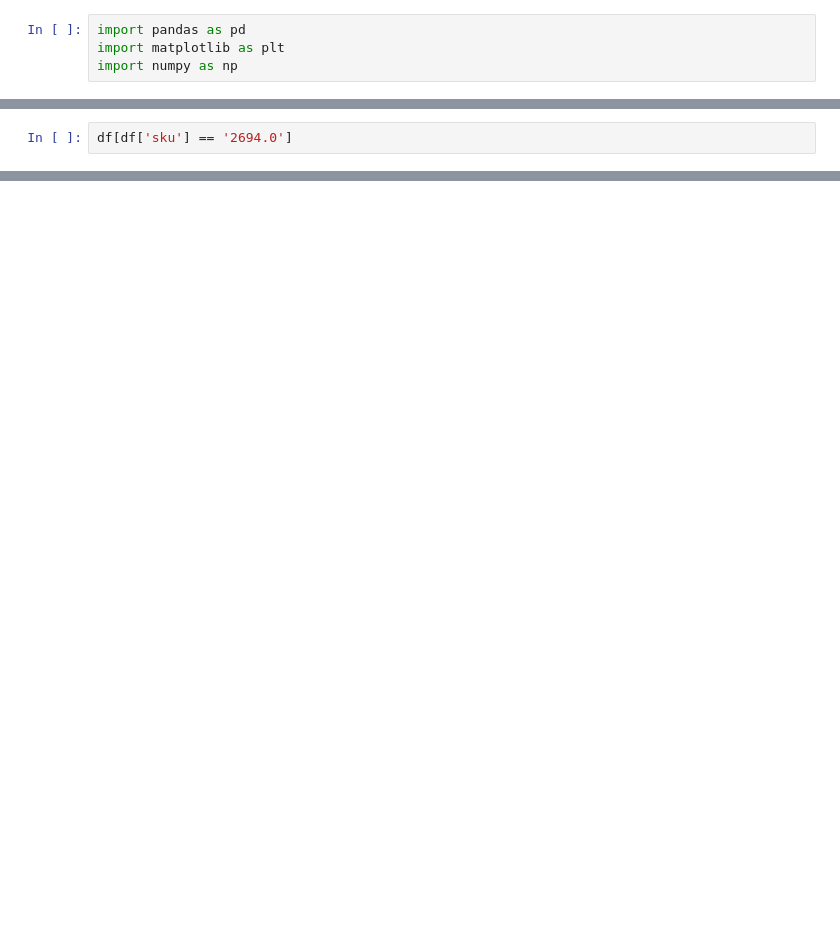
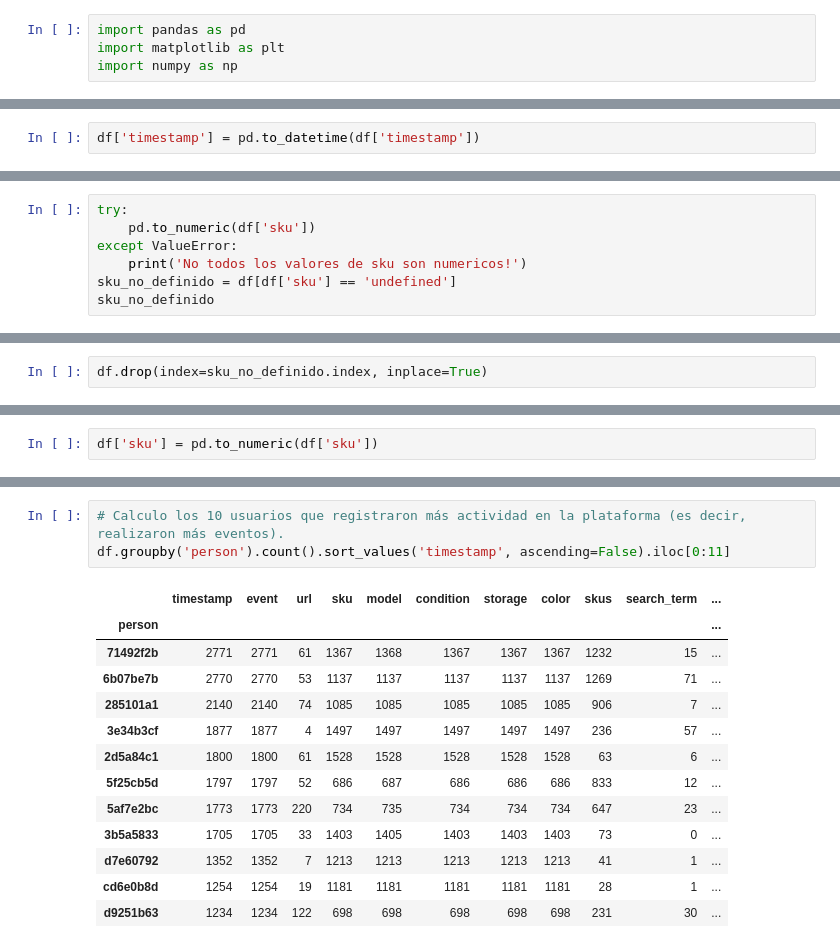
Before and after one commit to seblaz/datos-fingers, a Jupyter notebook: fingers1.ipynb, the cells around one changed output, grey strips where cells are left out. Drawn from its saved outputs; the diff is of its cells as text; blank space fills up the shorter version.

```diff
--- a/fingers1.ipynb
+++ b/fingers1.ipynb
@@ -30,0 +50,2 @@ df
+# %%
+df['timestamp'] = pd.to_datetime(df['timestamp'])
@@ -30,0 +55,7 @@ df
+# %%
+try:
+    pd.to_numeric(df['sku'])
+except ValueError:
+    print('No todos los valores de sku son numericos!')
+sku_no_definido = df[df['sku'] == 'undefined']
+sku_no_definido
@@ -30,0 +80,2 @@ df
+# %%
+df.drop(index=sku_no_definido.index, inplace=True)
@@ -31,2 +84,2 @@ df
 # %%
-df[df['sku'] == '2694.0']
+df['sku'] = pd.to_numeric(df['sku'])
@@ -51,0 +106,17 @@ df[df['sku'] == '2694.0']
+# %%
+# Calculo los 10 usuarios que registraron más actividad en la plataforma (es decir, realizaron más eventos).
+df.groupby('person').count().sort_values('timestamp', ascending=False).iloc[0:11]
+# %% [output]
+|  | timestamp | event | url | sku | model | condition | storage | color | skus | search_term | ... |
+| person |  |  |  |  |  |  |  |  |  |  | ... |
+| 71492f2b | 2771 | 2771 | 61 | 1367 | 1368 | 1367 | 1367 | 1367 | 1232 | 15 | ... |
+| 6b07be7b | 2770 | 2770 | 53 | 1137 | 1137 | 1137 | 1137 | 1137 | 1269 | 71 | ... |
+| 285101a1 | 2140 | 2140 | 74 | 1085 | 1085 | 1085 | 1085 | 1085 | 906 | 7 | ... |
+| 3e34b3cf | 1877 | 1877 | 4 | 1497 | 1497 | 1497 | 1497 | 1497 | 236 | 57 | ... |
+| 2d5a84c1 | 1800 | 1800 | 61 | 1528 | 1528 | 1528 | 1528 | 1528 | 63 | 6 | ... |
+| 5f25cb5d | 1797 | 1797 | 52 | 686 | 687 | 686 | 686 | 686 | 833 | 12 | ... |
+| 5af7e2bc | 1773 | 1773 | 220 | 734 | 735 | 734 | 734 | 734 | 647 | 23 | ... |
+| 3b5a5833 | 1705 | 1705 | 33 | 1403 | 1405 | 1403 | 1403 | 1403 | 73 | 0 | ... |
+| d7e60792 | 1352 | 1352 | 7 | 1213 | 1213 | 1213 | 1213 | 1213 | 41 | 1 | ... |
+| cd6e0b8d | 1254 | 1254 | 19 | 1181 | 1181 | 1181 | 1181 | 1181 | 28 | 1 | ... |
+| d9251b63 | 1234 | 1234 | 122 | 698 | 698 | 698 | 698 | 698 | 231 | 30 | ... |
```
Also changed, not shown: parts of 20 cells of this notebook.
